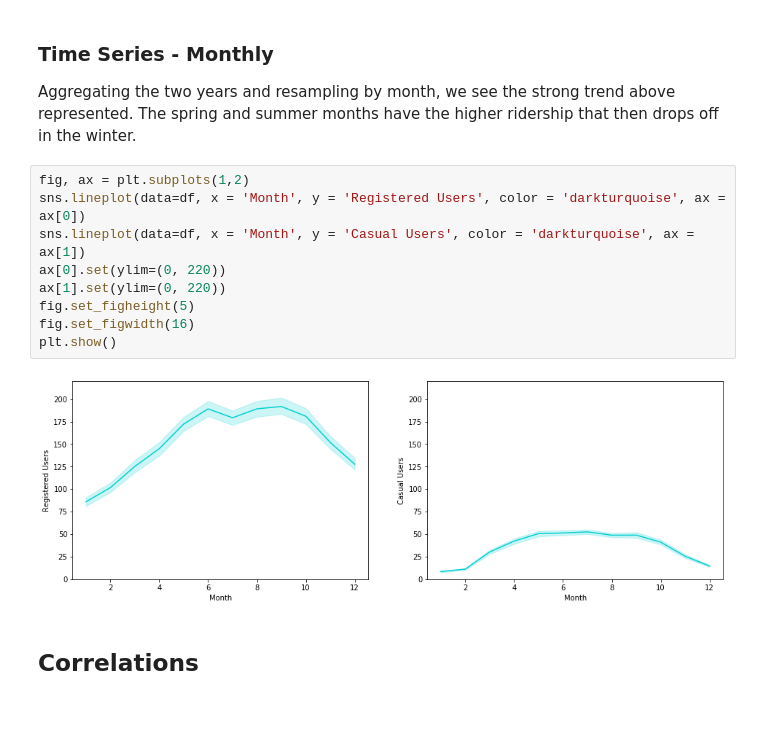
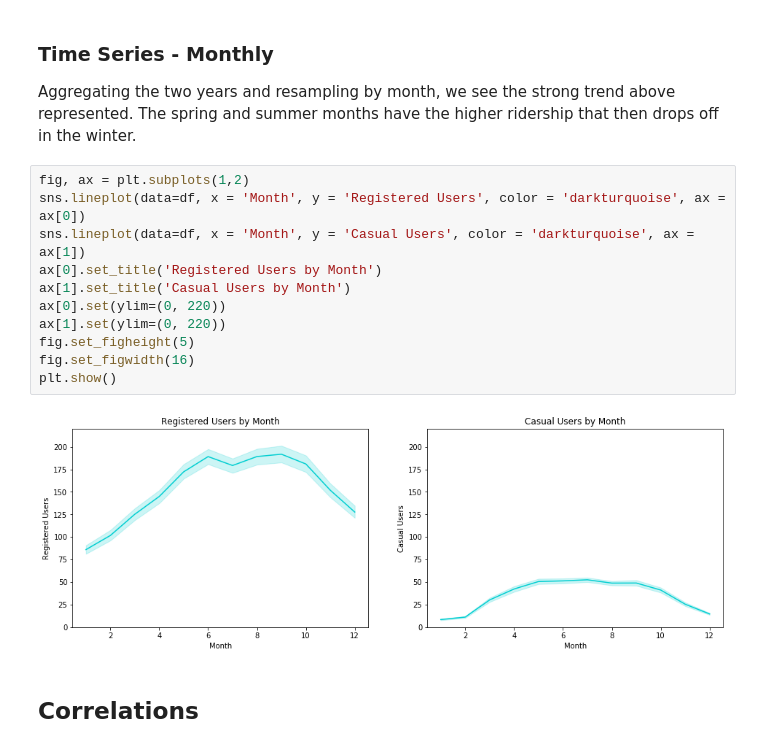
Before and after one commit to ArenCarpenter/Predicting_Bike_Ridership, a Jupyter notebook: 01_Exploratory_Data_Analysis.ipynb, the cells around one changed output. Drawn from its saved outputs; the diff is of its cells as text; blank space fills up the shorter version.

```diff
--- a/01_Exploratory_Data_Analysis.ipynb
+++ b/01_Exploratory_Data_Analysis.ipynb
@@ -149,14 +161,16 @@ Aggregating the two years and resampling by month, we see the strong trend above
 # %%
 fig, ax = plt.subplots(1,2)
 sns.lineplot(data=df, x = 'Month', y = 'Registered Users', color = 'darkturquoise', ax = ax[0])
 sns.lineplot(data=df, x = 'Month', y = 'Casual Users', color = 'darkturquoise', ax = ax[1])
+ax[0].set_title('Registered Users by Month')
+ax[1].set_title('Casual Users by Month')
 ax[0].set(ylim=(0, 220))
 ax[1].set(ylim=(0, 220))
 fig.set_figheight(5)
 fig.set_figwidth(16)
 plt.show()
 # %% [output]
-[figure, old version]
+[figure, new version]
 # %% [markdown]
 ## Correlations
 # %%
```
Also changed, not shown: parts of 7 cells of this notebook, 7 other files.
